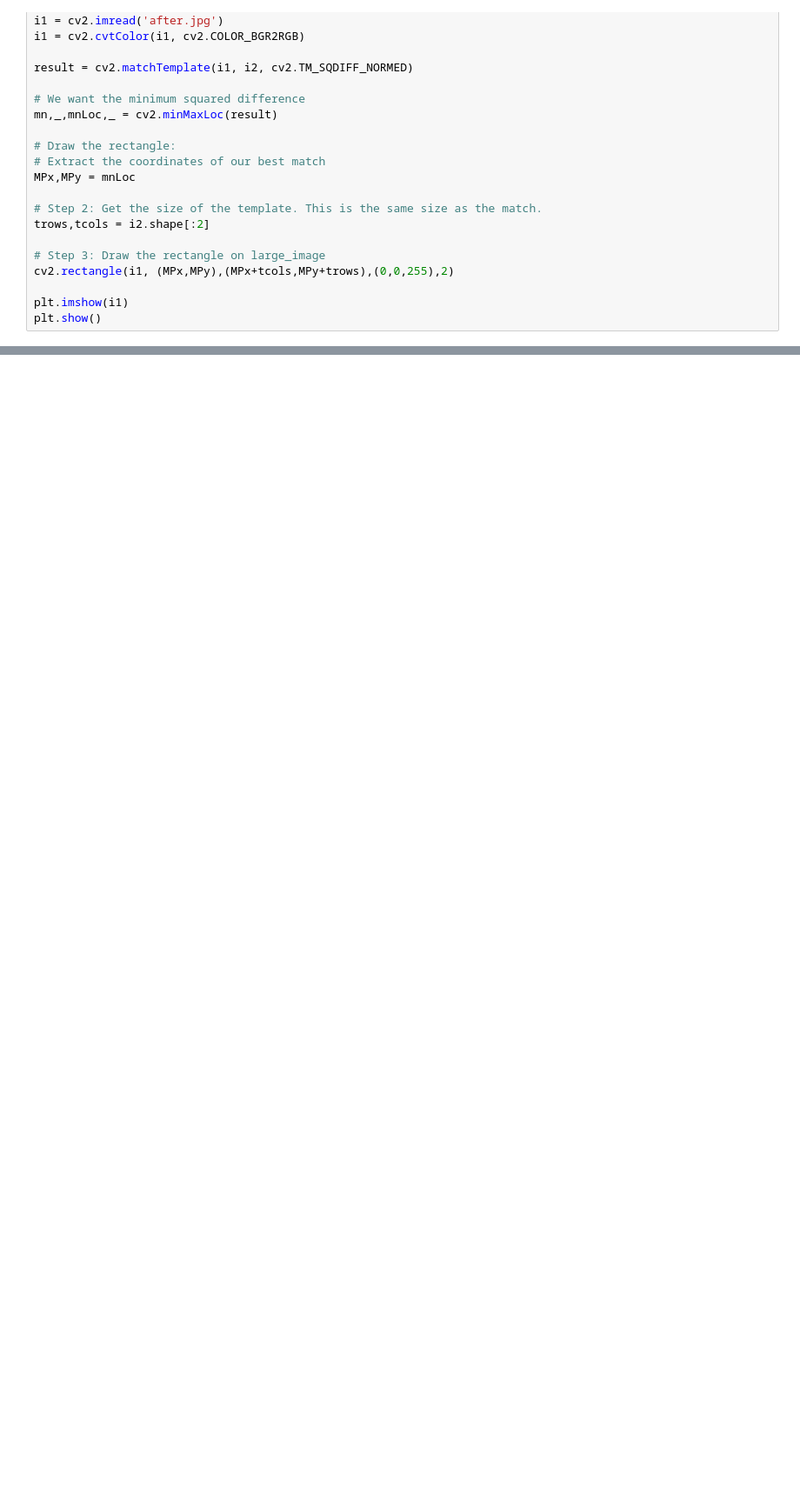
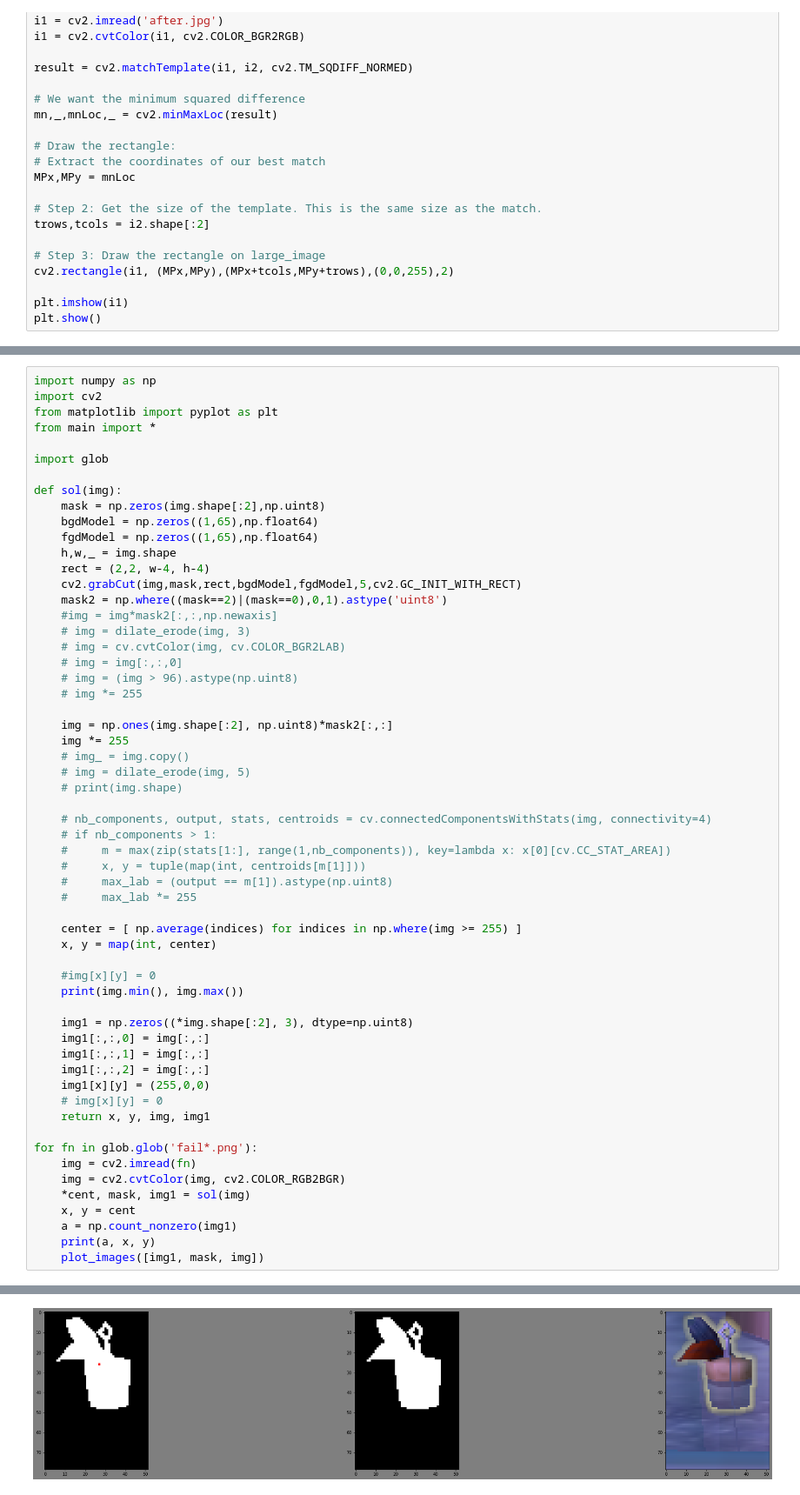
Before and after one commit to aash/pyfisher, a Jupyter notebook: x.ipynb, the cells around one changed output, grey strips where cells are left out. Shown at 87% size. Saved outputs shown, nothing was run; the diff lists cells and outputs as text; blank space fills up the shorter version.

```diff
--- a/x.ipynb
+++ b/x.ipynb
@@ -235,0 +445,59 @@ plot_images(ccs)
+# %%
+import numpy as np
+import cv2
+from matplotlib import pyplot as plt
+from main import *
+
+import glob
+
+def sol(img):
+    mask = np.zeros(img.shape[:2],np.uint8)
+    bgdModel = np.zeros((1,65),np.float64)
+    fgdModel = np.zeros((1,65),np.float64)
+    h,w,_ = img.shape
+    rect = (2,2, w-4, h-4)
+    cv2.grabCut(img,mask,rect,bgdModel,fgdModel,5,cv2.GC_INIT_WITH_RECT)
+    mask2 = np.where((mask==2)|(mask==0),0,1).astype('uint8')
+    #img = img*mask2[:,:,np.newaxis]
+    # img = dilate_erode(img, 3)
+    # img = cv.cvtColor(img, cv.COLOR_BGR2LAB)
+    # img = img[:,:,0]
+    # img = (img > 96).astype(np.uint8)
+    # img *= 255
+
+    img = np.ones(img.shape[:2], np.uint8)*mask2[:,:]
+    img *= 255
+    # img_ = img.copy()
+    # img = dilate_erode(img, 5)
+    # print(img.shape)
+
+    # nb_components, output, stats, centroids = cv.connectedComponentsWithStats(img, connectivity=4)
+    # if nb_components > 1:
+    #     m = max(zip(stats[1:], range(1,nb_components)), key=lambda x: x[0][cv.CC_STAT_AREA])
+    #     x, y = tuple(map(int, centroids[m[1]]))
+    #     max_lab = (output == m[1]).astype(np.uint8)
+    #     max_lab *= 255
+
+    center = [ np.average(indices) for indices in np.where(img >= 255) ]
+    x, y = map(int, center)
+
+    #img[x][y] = 0
+    print(img.min(), img.max())
+
+    img1 = np.zeros((*img.shape[:2], 3), dtype=np.uint8)
+    img1[:,:,0] = img[:,:]
+    img1[:,:,1] = img[:,:]
+    img1[:,:,2] = img[:,:]
+    img1[x][y] = (255,0,0)
+    # img[x][y] = 0
+    return x, y, img, img1
+
+for fn in glob.glob('fail*.png'):
+    img = cv2.imread(fn)
+    img = cv2.cvtColor(img, cv2.COLOR_RGB2BGR)
+    *cent, mask, img1 = sol(img)
+    x, y = cent
+    a = np.count_nonzero(img1)
+    print(a, x, y)
+    plot_images([img1, mask, img])
+# %% [output]
@@ -235,0 +507 @@ plot_images(ccs)
+[figure, added]
```
Also changed, not shown: parts of 10 cells of this notebook, 3 other files.
